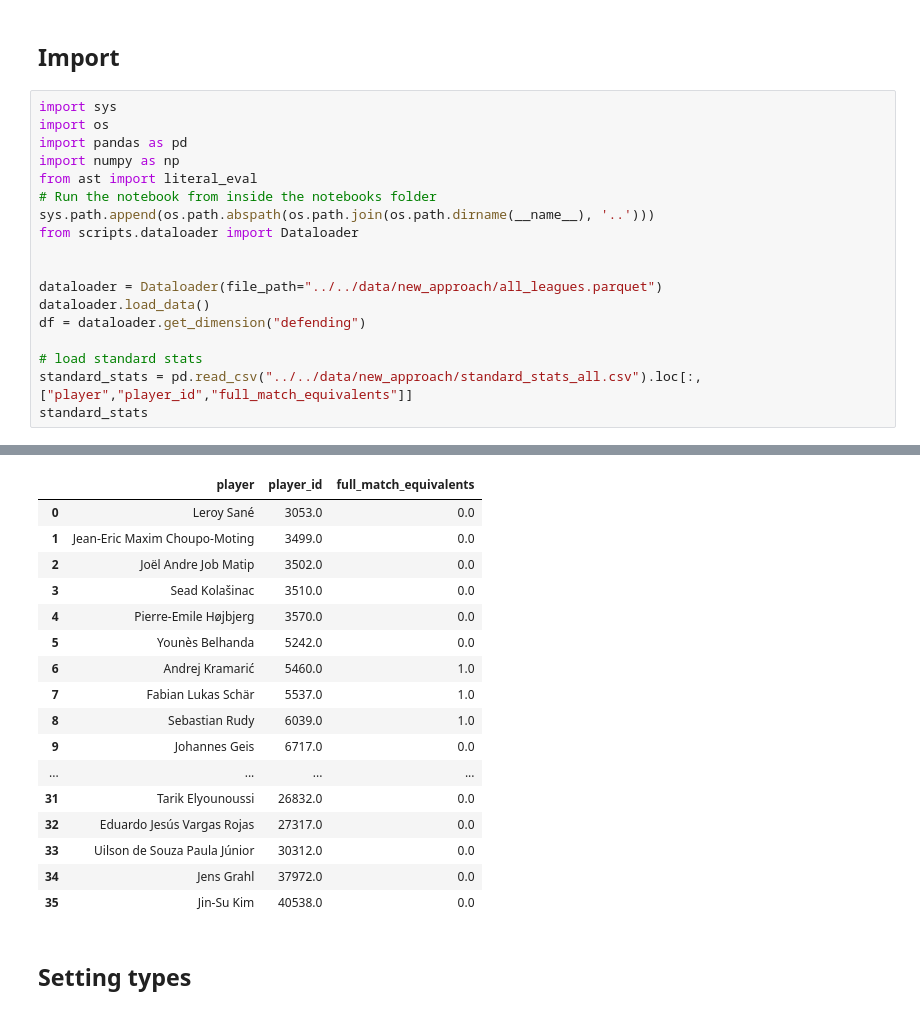
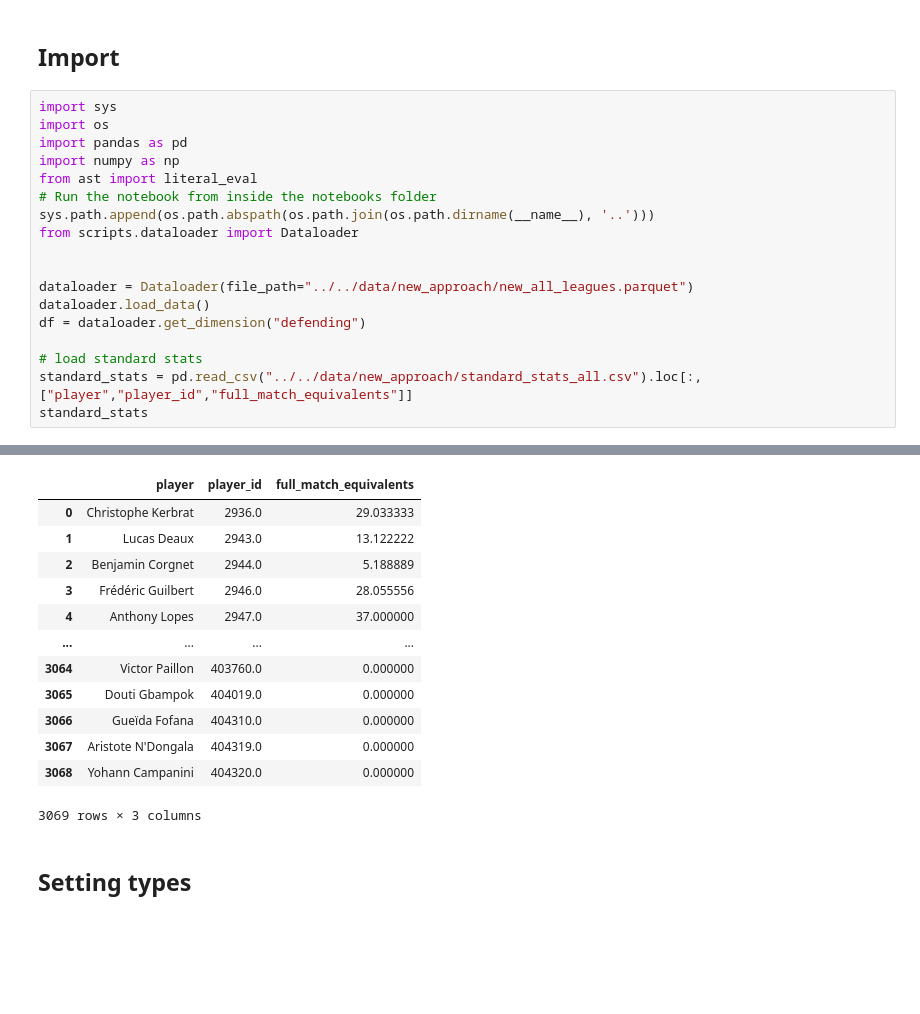
Before and after one commit to allorenz/football-player-similarity, a Jupyter notebook: src/notebooks/feature_defending.ipynb, the cells around one changed output, grey strips where cells are left out. Saved outputs shown, nothing was run; the diff lists cells and outputs as text; blank space fills up the shorter version.

```diff
--- a/src/notebooks/feature_defending.ipynb
+++ b/src/notebooks/feature_defending.ipynb
@@ -11,7 +11,7 @@ sys.path.append(os.path.abspath(os.path.join(os.path.dirname(__name__), '..')))
 from scripts.dataloader import Dataloader
 
 
-dataloader = Dataloader(file_path="../../data/new_approach/all_leagues.parquet")
+dataloader = Dataloader(file_path="../../data/new_approach/new_all_leagues.parquet")
 dataloader.load_data()
 df = dataloader.get_dimension("defending")
 
@@ -23,20 +23,16 @@ standard_stats
 |  | player | player_id | full_match_equivalents |
-| 0 | Leroy Sané | 3053.0 | 0.0 |
-| 1 | Jean-Eric Maxim Choupo-Moting | 3499.0 | 0.0 |
-| 2 | Joël Andre Job Matip | 3502.0 | 0.0 |
-| 3 | Sead Kolašinac | 3510.0 | 0.0 |
-| 4 | Pierre-Emile Højbjerg | 3570.0 | 0.0 |
-| 5 | Younès Belhanda | 5242.0 | 0.0 |
-| 6 | Andrej Kramarić | 5460.0 | 1.0 |
-| 7 | Fabian Lukas Schär | 5537.0 | 1.0 |
-| 8 | Sebastian Rudy | 6039.0 | 1.0 |
-| 9 | Johannes Geis | 6717.0 | 0.0 |
+| 0 | Christophe Kerbrat | 2936.0 | 29.033333 |
+| 1 | Lucas Deaux | 2943.0 | 13.122222 |
+| 2 | Benjamin Corgnet | 2944.0 | 5.188889 |
+| 3 | Frédéric Guilbert | 2946.0 | 28.055556 |
+| 4 | Anthony Lopes | 2947.0 | 37.000000 |
 | ... | ... | ... | ... |
-| 31 | Tarik Elyounoussi | 26832.0 | 0.0 |
-| 32 | Eduardo Jesús Vargas Rojas | 27317.0 | 0.0 |
-| 33 | Uilson de Souza Paula Júnior | 30312.0 | 0.0 |
-| 34 | Jens Grahl | 37972.0 | 0.0 |
-| 35 | Jin-Su Kim | 40538.0 | 0.0 |
+| 3064 | Victor Paillon | 403760.0 | 0.000000 |
+| 3065 | Douti Gbampok | 404019.0 | 0.000000 |
+| 3066 | Gueïda Fofana | 404310.0 | 0.000000 |
+| 3067 | Aristote N'Dongala | 404319.0 | 0.000000 |
+| 3068 | Yohann Campanini | 404320.0 | 0.000000 |
+3069 rows × 3 columns
 # %% [markdown]
 ## __Setting types__
 # %%
```
Also changed, not shown: parts of 4 cells of this notebook, 12 other files.
